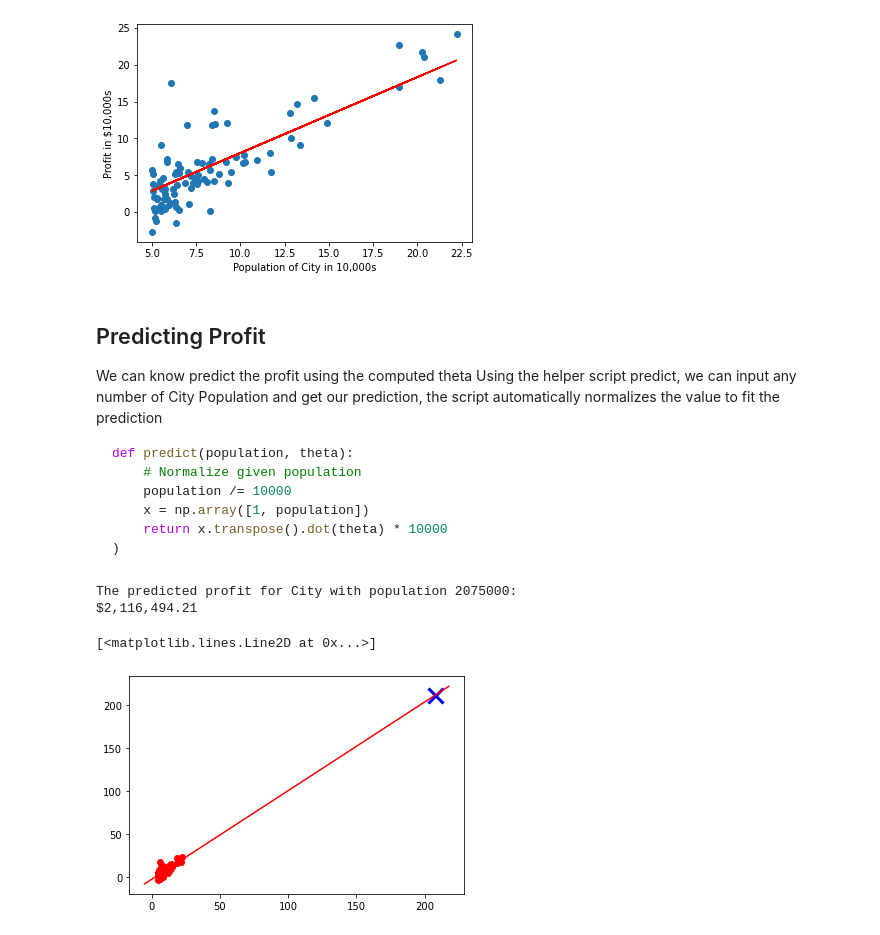
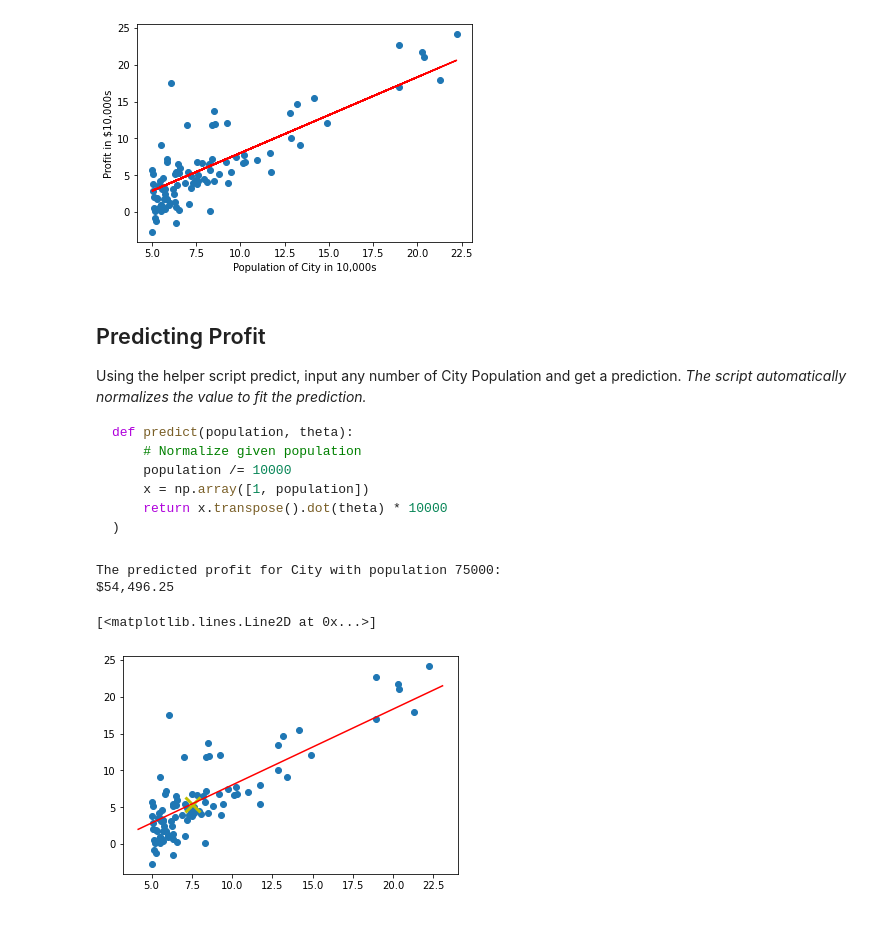
Before and after one commit to Duaard/CityProfit, a Jupyter notebook: CityProfit.ipynb, the cells around one changed output. Drawn from its saved outputs; the diff is of its cells as text; code cells hidden in the pictures.

````diff
--- a/CityProfit.ipynb
+++ b/CityProfit.ipynb
@@ -107,8 +147,8 @@ fig
 [figure]
 # %% [markdown]
  ## Predicting Profit
- We can know predict the profit using the computed theta
- Using the helper script predict, we can input any number of City Population and get our prediction, the script automatically normalizes the value to fit the prediction
+ Using the helper script predict, input any number of City Population and get a prediction.
+ *The script automatically normalizes the value to fit the prediction.*
  ```python
  def predict(population, theta):
      # Normalize given population
@@ -120,20 +160,21 @@ fig
 # %%
 # Feel free to play with this cell to input any population
 population = 75000
 p = predict(population, theta)
-print(f'The predicted profit for City with population {population}:\n${p:,.2f}')
+print(
+    f'The predicted profit for City with population {population}:\n${p:,.2f}')
 
 # Plot the result in respect with linear prediction
 res_fig, res_ax = plt.subplots()
 x, y = population/10000, p/10000
-res_ax.plot(x, y, 'bx', mew=3, ms=15)
-res_ax.scatter(df_x, df_y, c='r')
+res_ax.plot(x, y, 'yx', mew=3, ms=15)
+res_ax.scatter(df_x, df_y)
 x_lim = res_ax.get_xlim()
 x_lim_1 = np.c_[np.ones(len(x_lim)), np.array(x_lim)]
 y_lim = x_lim_1.dot(theta)
 res_ax.plot(x_lim, y_lim, 'r')
 # %% [output]
-The predicted profit for City with population 2075000:
-$2,116,494.21
+The predicted profit for City with population 75000:
+$54,496.25
 [<matplotlib.lines.Line2D at 0x...>]
-[figure, old version]
+[figure, new version]
````
Also changed, not shown: parts of 16 cells of this notebook.
